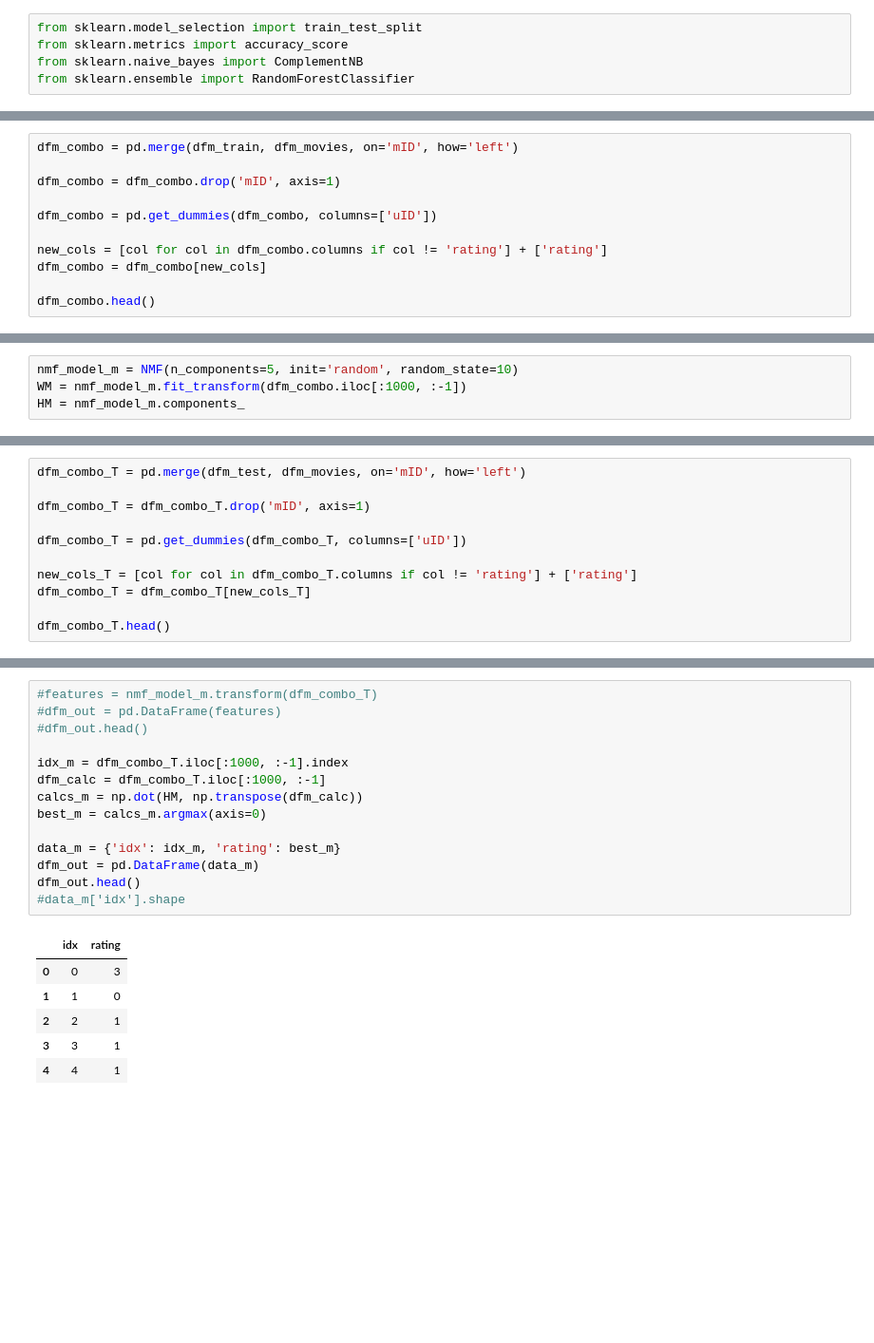
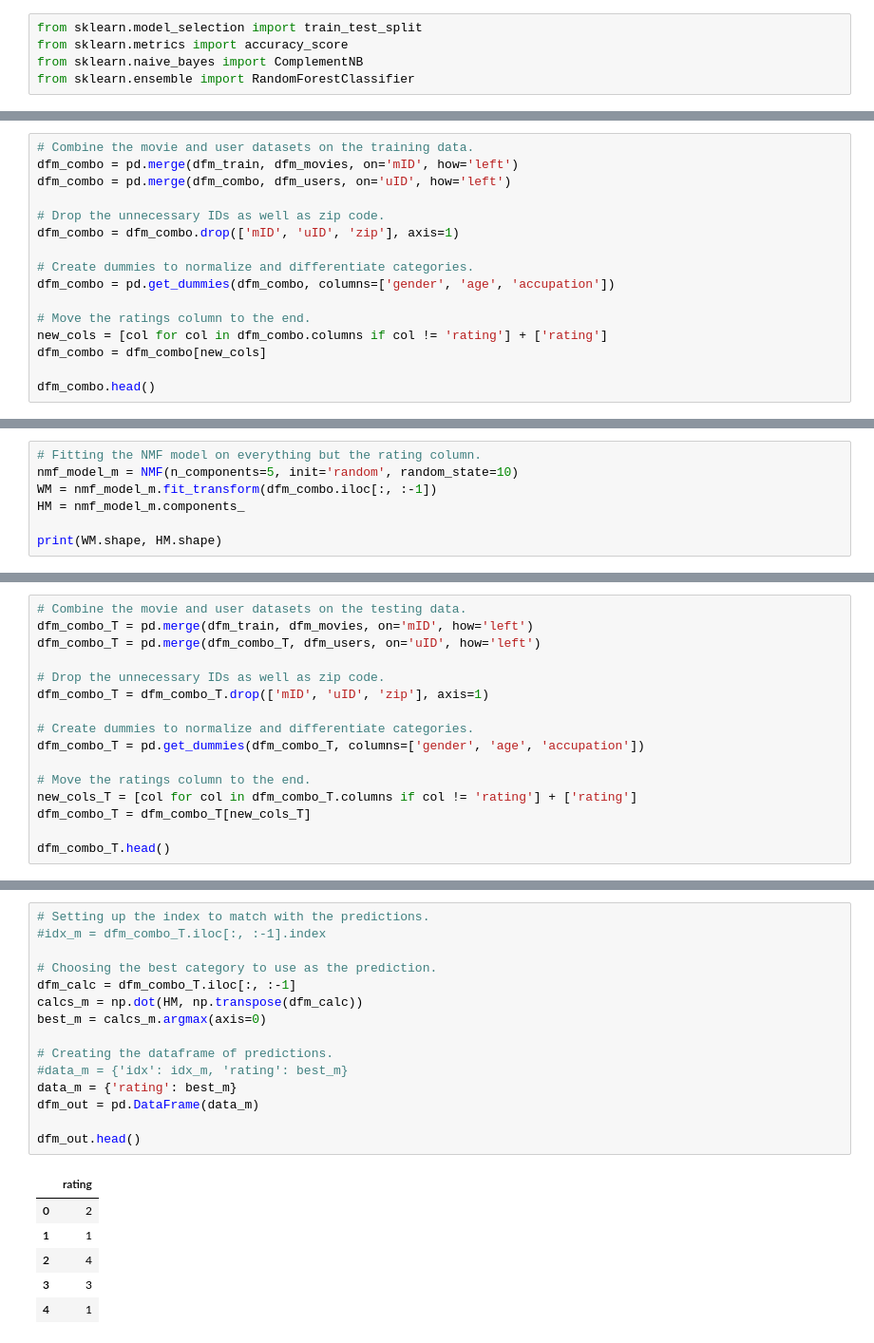
Before and after one commit to iansind/news-article-classification, a Jupyter notebook: BBC_text_classification.ipynb, the cells around one changed output, grey strips where cells are left out. Shown: that part at 95% size. Cells and saved outputs as stored; diff of their text form; blank space fills up the shorter version.

```diff
--- a/BBC_text_classification.ipynb
+++ b/BBC_text_classification.ipynb
@@ -456,10 +465,15 @@ display(dfm_test.head())
 # %%
+# Combine the movie and user datasets on the training data.
 dfm_combo = pd.merge(dfm_train, dfm_movies, on='mID', how='left')
+dfm_combo = pd.merge(dfm_combo, dfm_users, on='uID', how='left')
 
-dfm_combo = dfm_combo.drop('mID', axis=1)
+# Drop the unnecessary IDs as well as zip code.
+dfm_combo = dfm_combo.drop(['mID', 'uID', 'zip'], axis=1)
 
-dfm_combo = pd.get_dummies(dfm_combo, columns=['uID'])
+# Create dummies to normalize and differentiate categories.
+dfm_combo = pd.get_dummies(dfm_combo, columns=['gender', 'age', 'accupation'])
 
+# Move the ratings column to the end.
 new_cols = [col for col in dfm_combo.columns if col != 'rating'] + ['rating']
 dfm_combo = dfm_combo[new_cols]
 
@@ -475,4 +489,7 @@ dfm_combo.head()
 # %%
+# Fitting the NMF model on everything but the rating column.
 nmf_model_m = NMF(n_components=5, init='random', random_state=10)
-WM = nmf_model_m.fit_transform(dfm_combo.iloc[:1000, :-1])
+WM = nmf_model_m.fit_transform(dfm_combo.iloc[:, :-1])
 HM = nmf_model_m.components_
+
+print(WM.shape, HM.shape)
@@ -483,10 +498,15 @@ print(WM.shape, HM.shape)
 # %%
-dfm_combo_T = pd.merge(dfm_test, dfm_movies, on='mID', how='left')
+# Combine the movie and user datasets on the testing data.
+dfm_combo_T = pd.merge(dfm_train, dfm_movies, on='mID', how='left')
+dfm_combo_T = pd.merge(dfm_combo_T, dfm_users, on='uID', how='left')
 
-dfm_combo_T = dfm_combo_T.drop('mID', axis=1)
+# Drop the unnecessary IDs as well as zip code.
+dfm_combo_T = dfm_combo_T.drop(['mID', 'uID', 'zip'], axis=1)
 
-dfm_combo_T = pd.get_dummies(dfm_combo_T, columns=['uID'])
+# Create dummies to normalize and differentiate categories.
+dfm_combo_T = pd.get_dummies(dfm_combo_T, columns=['gender', 'age', 'accupation'])
 
+# Move the ratings column to the end.
 new_cols_T = [col for col in dfm_combo_T.columns if col != 'rating'] + ['rating']
 dfm_combo_T = dfm_combo_T[new_cols_T]
 
@@ -502,21 +522,22 @@ dfm_combo_T.head()
 # %%
-#features = nmf_model_m.transform(dfm_combo_T)
-#dfm_out = pd.DataFrame(features)
-#dfm_out.head()
+# Setting up the index to match with the predictions.
+#idx_m = dfm_combo_T.iloc[:, :-1].index
 
-idx_m = dfm_combo_T.iloc[:1000, :-1].index
-dfm_calc = dfm_combo_T.iloc[:1000, :-1]
+# Choosing the best category to use as the prediction.
+dfm_calc = dfm_combo_T.iloc[:, :-1]
 calcs_m = np.dot(HM, np.transpose(dfm_calc))
 best_m = calcs_m.argmax(axis=0)
 
-data_m = {'idx': idx_m, 'rating': best_m}
+# Creating the dataframe of predictions.
+#data_m = {'idx': idx_m, 'rating': best_m}
+data_m = {'rating': best_m}
 dfm_out = pd.DataFrame(data_m)
+
 dfm_out.head()
-#data_m['idx'].shape
 # %% [output]
-|  | idx | rating |
-| 0 | 0 | 3 |
-| 1 | 1 | 0 |
-| 2 | 2 | 1 |
-| 3 | 3 | 1 |
-| 4 | 4 | 1 |
+|  | rating |
+| 0 | 2 |
+| 1 | 1 |
+| 2 | 4 |
+| 3 | 3 |
+| 4 | 1 |
```
Also changed, not shown: parts of 14 cells of this notebook.
